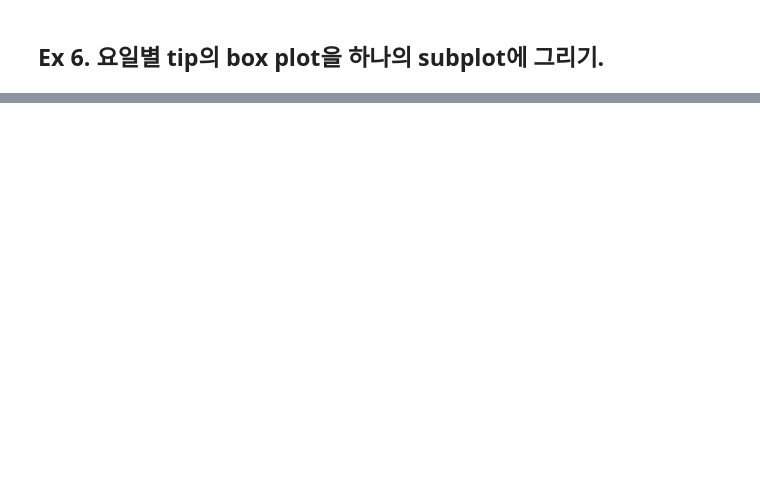
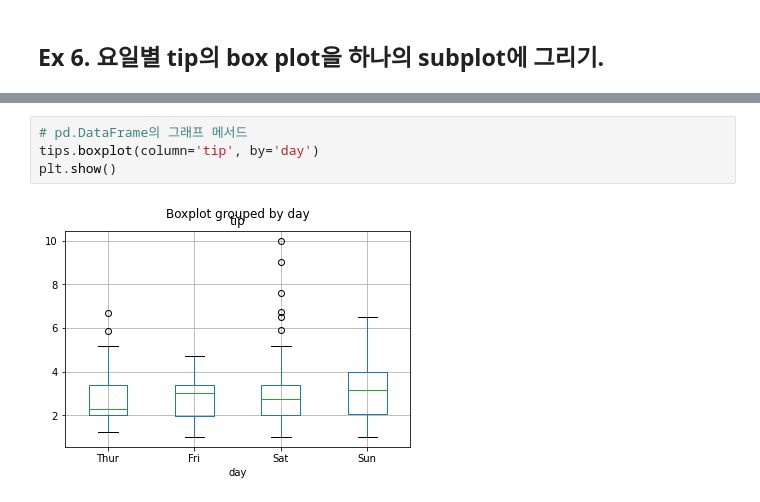
Before and after one commit to JakeOh/202208_itw_java134_lab_python, a Jupyter notebook: py21_matplotlib.ipynb, the cells around one changed output, grey strips where cells are left out. Saved outputs shown, nothing was run; the diff lists cells and outputs as text; blank space fills up the shorter version.

```diff
--- a/py21_matplotlib.ipynb
+++ b/py21_matplotlib.ipynb
@@ -420,0 +440,6 @@ plt.show()
+# %%
+# pd.DataFrame의 그래프 메서드
+tips.boxplot(column='tip', by='day')
+plt.show()
+# %% [output]
+[figure, added]
```
Also changed, not shown: parts of 5 cells of this notebook.
